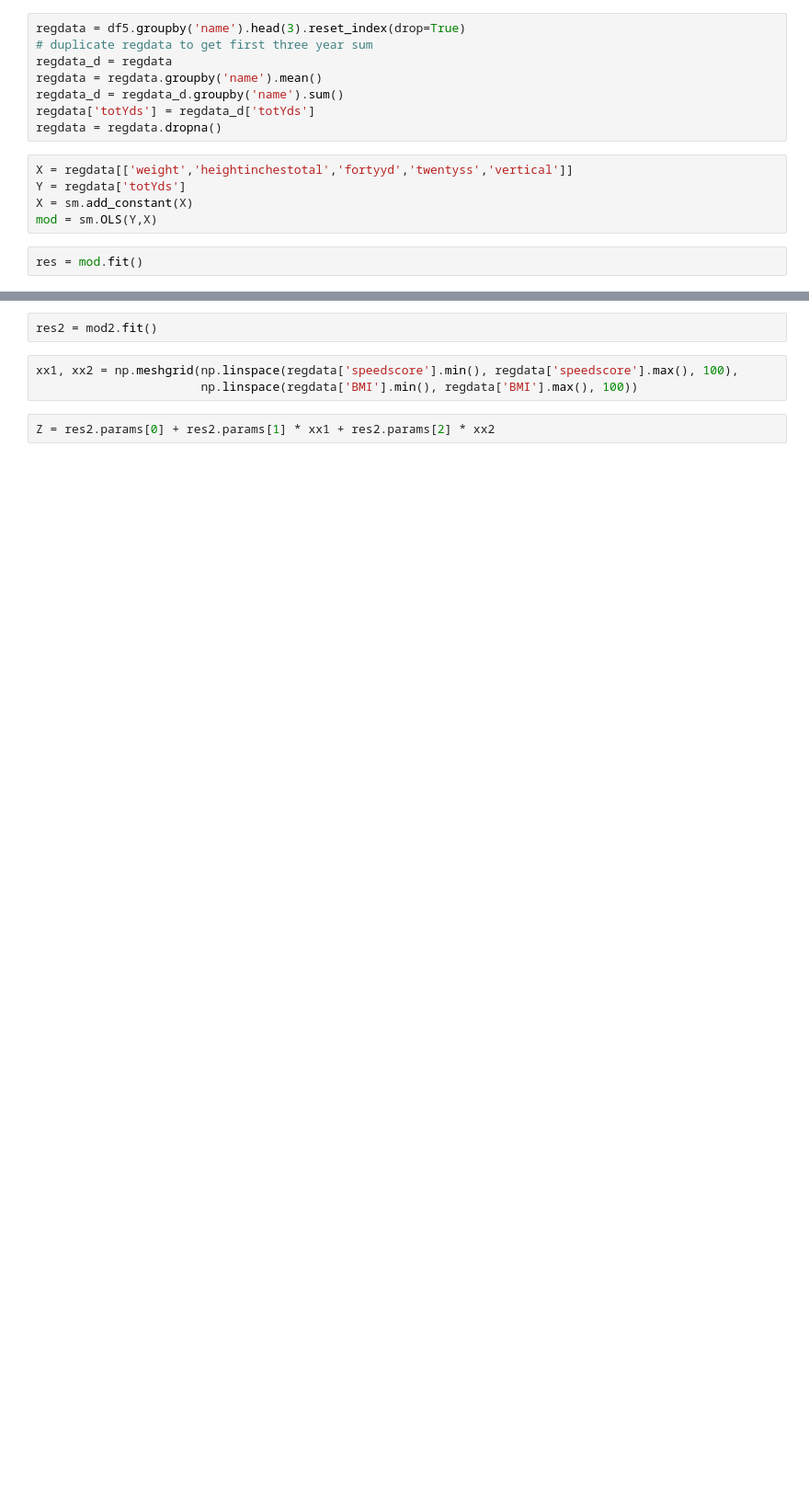
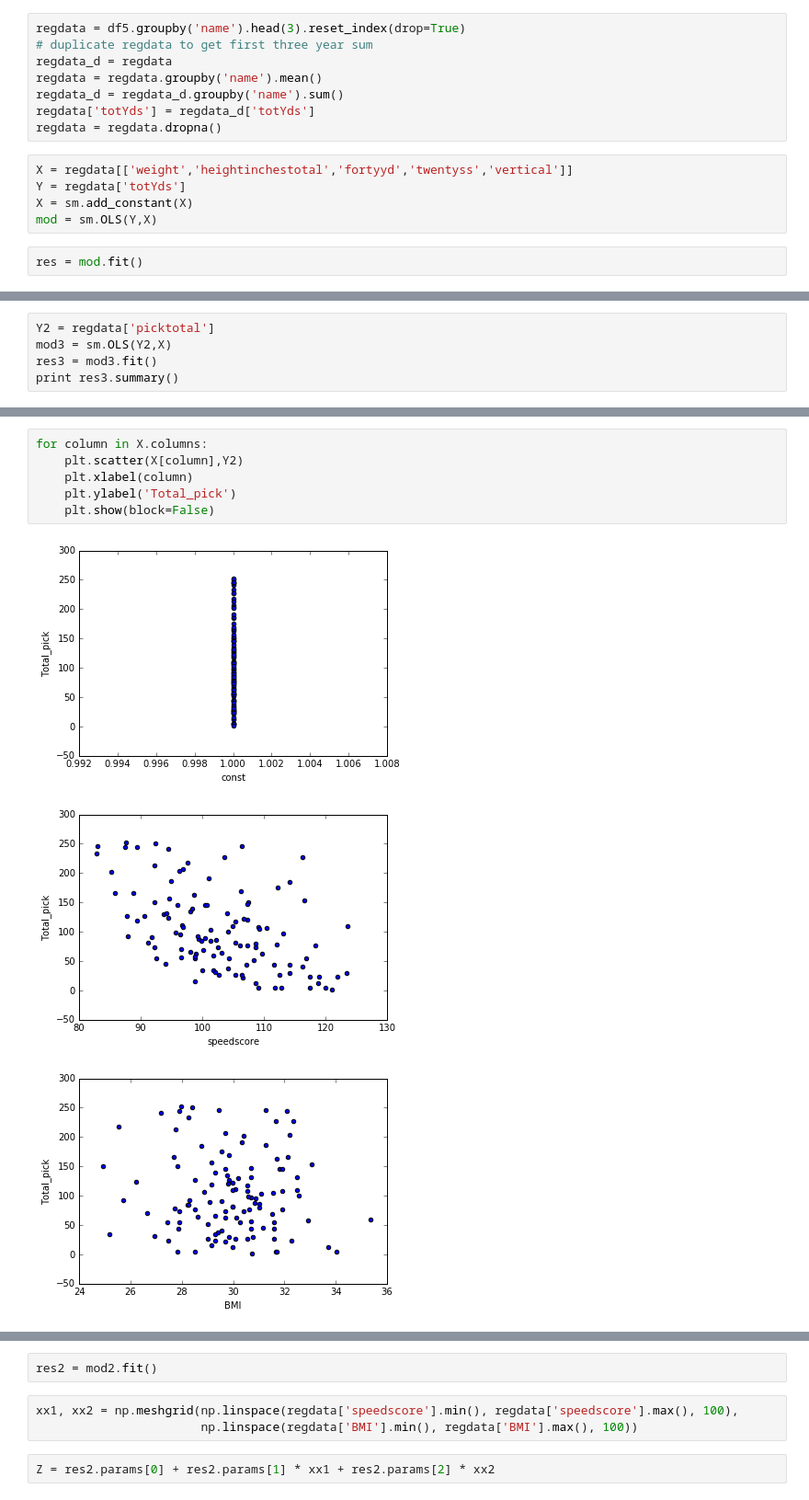
Before and after one commit to kpolimis/nfl-combine-evaluation, a Jupyter notebook: RegressionBook.ipynb, the cells around one changed output, grey strips where cells are left out. Shown at 92% size. Drawn from its saved outputs; the diff is of its cells as text; blank space fills up the shorter version.

```diff
--- a/RegressionBook.ipynb
+++ b/RegressionBook.ipynb
@@ -86,0 +88,5 @@ for column in X.columns:
+# %%
+Y2 = regdata['picktotal']
+mod3 = sm.OLS(Y2,X)
+res3 = mod3.fit()
+print res3.summary()
@@ -87 +111,11 @@ for column in X.columns:
+# %%
+for column in X.columns:
+    plt.scatter(X[column],Y2)
+    plt.xlabel(column)
+    plt.ylabel('Total_pick')
+    plt.show(block=False)
+# %% [output]
+[figure, added]
+[figure, added]
+[figure, added]
 # %%
```
Also changed, not shown: parts of 13 cells of this notebook.
